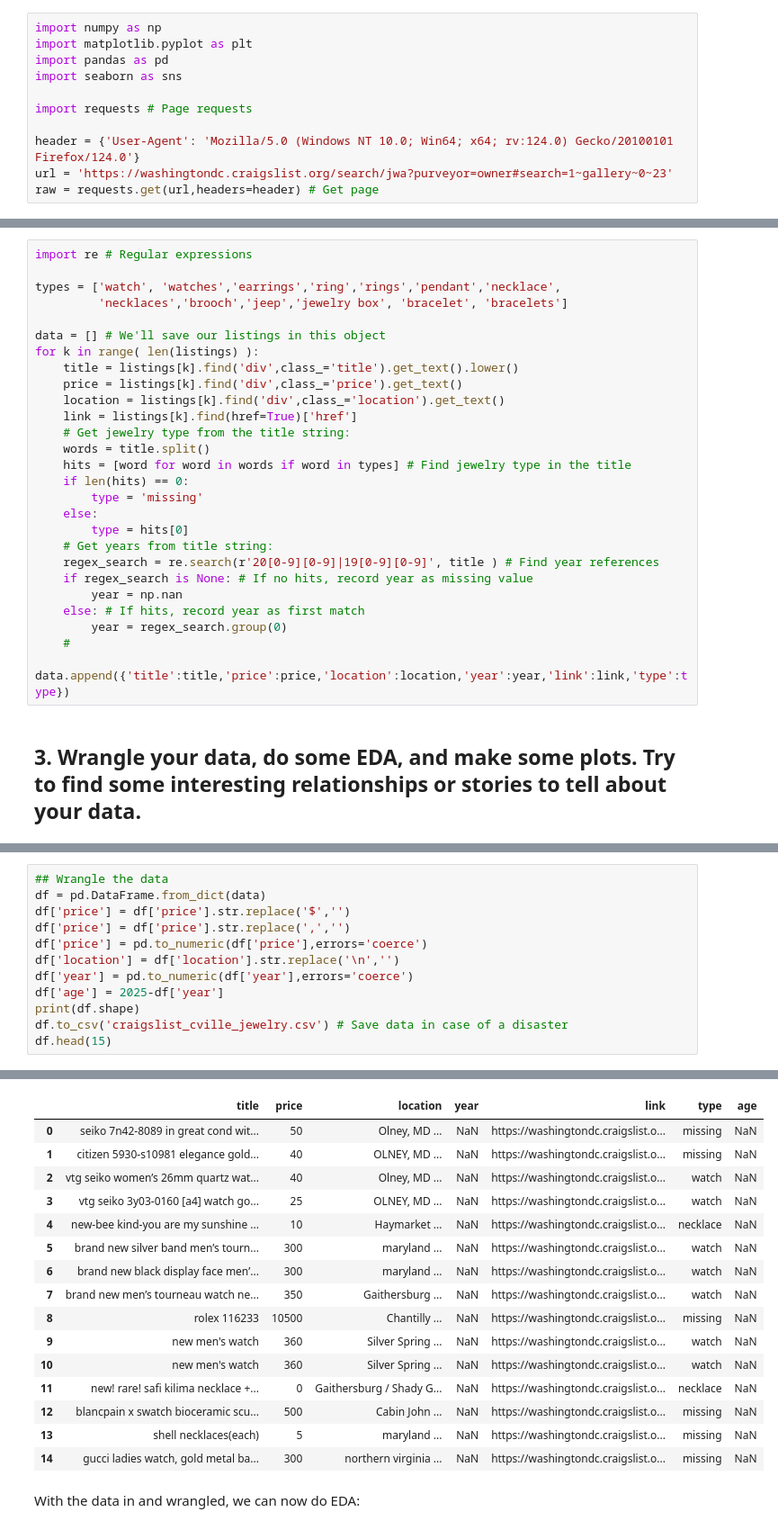
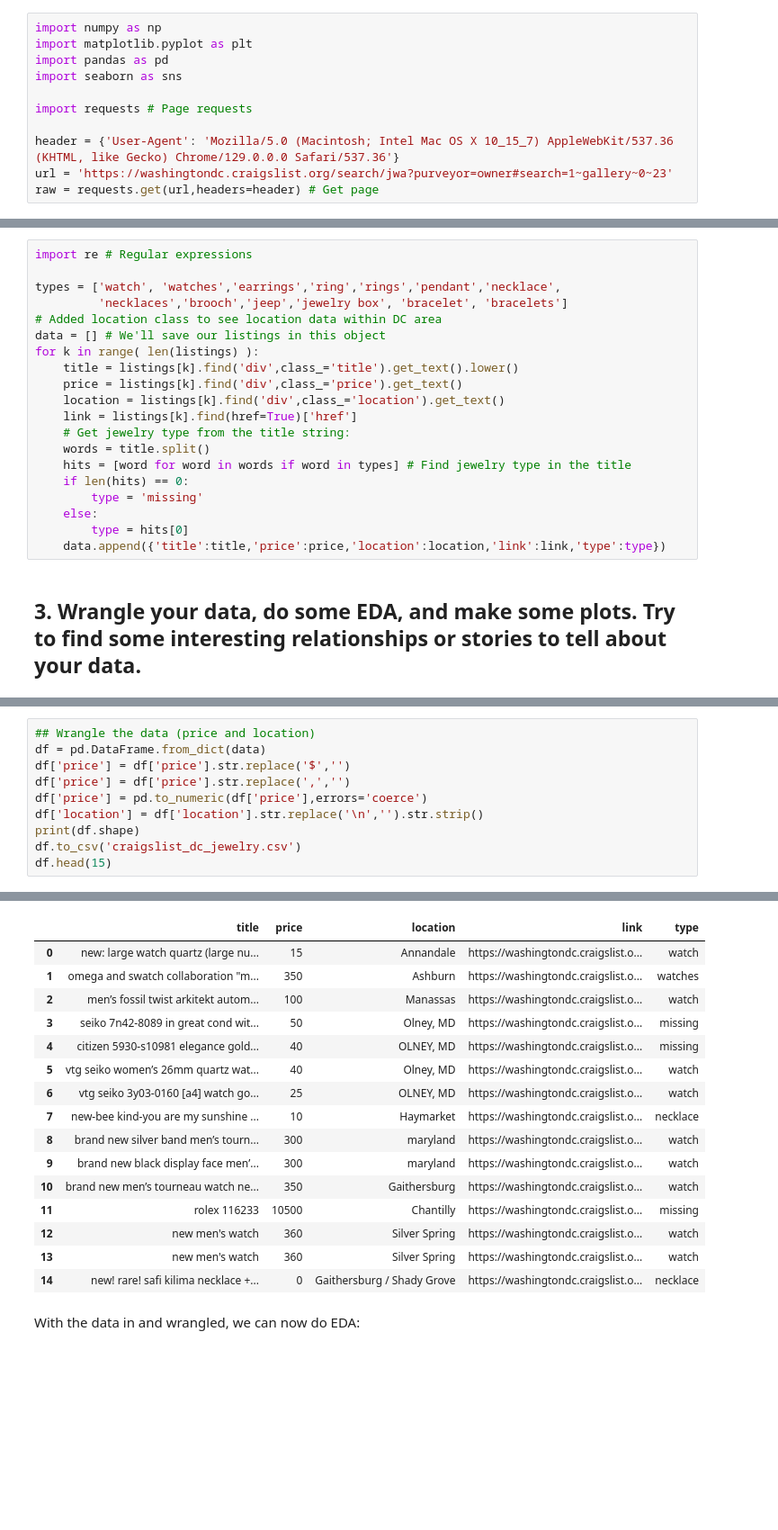
Before and after one commit to gffiveash/Labs, a Jupyter notebook: lab_notebook.ipynb, the cells around one changed output, grey strips where cells are left out. Shown: that part at 90% size. Drawn from its saved outputs; the diff is of its cells as text; blank space fills up the shorter version.

```diff
--- a/lab_notebook.ipynb
+++ b/lab_notebook.ipynb
@@ -20,7 +20,7 @@ import seaborn as sns
 
 import requests # Page requests
 
-header = {'User-Agent': 'Mozilla/5.0 (Windows NT 10.0; Win64; x64; rv:124.0) Gecko/20100101 Firefox/124.0'}
+header = {'User-Agent': 'Mozilla/5.0 (Macintosh; Intel Mac OS X 10_15_7) AppleWebKit/537.36 (KHTML, like Gecko) Chrome/129.0.0.0 Safari/537.36'}
 url = 'https://washingtondc.craigslist.org/search/jwa?purveyor=owner#search=1~gallery~0~23'
 raw = requests.get(url,headers=header) # Get page
 # %% [markdown]
@@ -66,7 +66,7 @@ import re # Regular expressions
 
 types = ['watch', 'watches','earrings','ring','rings','pendant','necklace',
          'necklaces','brooch','jeep','jewelry box', 'bracelet', 'bracelets']
-
+# Added location class to see location data within DC area
 data = [] # We'll save our listings in this object
 for k in range( len(listings) ):
     title = listings[k].find('div',class_='title').get_text().lower()
@@ -80,13 +80,6 @@ for k in range( len(listings) ):
         type = 'missing'
     else:
         type = hits[0]
-    # Get years from title string:
-    regex_search = re.search(r'20[0-9][0-9]|19[0-9][0-9]', title ) # Find year references
-    if regex_search is None: # If no hits, record year as missing value
-        year = np.nan
-    else: # If hits, record year as first match
-        year = regex_search.group(0)
-    #
-    data.append({'title':title,'price':price,'location':location,'year':year,'link':link,'type':type})
+    data.append({'title':title,'price':price,'location':location,'link':link,'type':type})
 # %% [markdown]
 ## 3. Wrangle your data, do some EDA, and make some plots. Try to find some interesting relationships or stories to tell about your data.
@@ -96,13 +86,11 @@ With the data scraped from Craigslist, we can put it in a dataframe and wrangle
 # %%
-## Wrangle the data
+## Wrangle the data (price and location)
 df = pd.DataFrame.from_dict(data)
 df['price'] = df['price'].str.replace('$','')
 df['price'] = df['price'].str.replace(',','')
 df['price'] = pd.to_numeric(df['price'],errors='coerce')
-df['location'] = df['location'].str.replace('\n','')
-df['year'] = pd.to_numeric(df['year'],errors='coerce')
-df['age'] = 2025-df['year']
+df['location'] = df['location'].str.replace('\n','').str.strip()
 print(df.shape)
-df.to_csv('craigslist_cville_jewelry.csv') # Save data in case of a disaster
+df.to_csv('craigslist_dc_jewelry.csv')
 df.head(15)
 # %% [output]
@@ -110,19 +98,19 @@ df.head(15)
-|  | title | price | location | year | link | type | age |
-| 0 | seiko 7n42-8089 in great cond wit... | 50 | Olney, MD ... | NaN | https://washingtondc.craigslist.o... | missing | NaN |
-| 1 | citizen 5930-s10981 elegance gold... | 40 | OLNEY, MD ... | NaN | https://washingtondc.craigslist.o... | missing | NaN |
-| 2 | vtg seiko women’s 26mm quartz wat... | 40 | Olney, MD ... | NaN | https://washingtondc.craigslist.o... | watch | NaN |
-| 3 | vtg seiko 3y03-0160 [a4] watch go... | 25 | OLNEY, MD ... | NaN | https://washingtondc.craigslist.o... | watch | NaN |
-| 4 | new-bee kind-you are my sunshine ... | 10 | Haymarket ... | NaN | https://washingtondc.craigslist.o... | necklace | NaN |
-| 5 | brand new silver band men’s tourn... | 300 | maryland ... | NaN | https://washingtondc.craigslist.o... | watch | NaN |
-| 6 | brand new black display face men’... | 300 | maryland ... | NaN | https://washingtondc.craigslist.o... | watch | NaN |
-| 7 | brand new men’s tourneau watch ne... | 350 | Gaithersburg ... | NaN | https://washingtondc.craigslist.o... | watch | NaN |
-| 8 | rolex 116233 | 10500 | Chantilly ... | NaN | https://washingtondc.craigslist.o... | missing | NaN |
-| 9 | new men's watch | 360 | Silver Spring ... | NaN | https://washingtondc.craigslist.o... | watch | NaN |
-| 10 | new men's watch | 360 | Silver Spring ... | NaN | https://washingtondc.craigslist.o... | watch | NaN |
-| 11 | new! rare! safi kilima necklace +... | 0 | Gaithersburg / Shady G... | NaN | https://washingtondc.craigslist.o... | necklace | NaN |
-| 12 | blancpain x swatch bioceramic scu... | 500 | Cabin John ... | NaN | https://washingtondc.craigslist.o... | missing | NaN |
-| 13 | shell necklaces(each) | 5 | maryland ... | NaN | https://washingtondc.craigslist.o... | missing | NaN |
-| 14 | gucci ladies watch, gold metal ba... | 300 | northern virginia ... | NaN | https://washingtondc.craigslist.o... | missing | NaN |
+|  | title | price | location | link | type |
+| 0 | new: large watch quartz (large nu... | 15 | Annandale | https://washingtondc.craigslist.o... | watch |
+| 1 | omega and swatch collaboration "m... | 350 | Ashburn | https://washingtondc.craigslist.o... | watches |
+| 2 | men’s fossil twist arkitekt autom... | 100 | Manassas | https://washingtondc.craigslist.o... | watch |
+| 3 | seiko 7n42-8089 in great cond wit... | 50 | Olney, MD | https://washingtondc.craigslist.o... | missing |
+| 4 | citizen 5930-s10981 elegance gold... | 40 | OLNEY, MD | https://washingtondc.craigslist.o... | missing |
+| 5 | vtg seiko women’s 26mm quartz wat... | 40 | Olney, MD | https://washingtondc.craigslist.o... | watch |
+| 6 | vtg seiko 3y03-0160 [a4] watch go... | 25 | OLNEY, MD | https://washingtondc.craigslist.o... | watch |
+| 7 | new-bee kind-you are my sunshine ... | 10 | Haymarket | https://washingtondc.craigslist.o... | necklace |
+| 8 | brand new silver band men’s tourn... | 300 | maryland | https://washingtondc.craigslist.o... | watch |
+| 9 | brand new black display face men’... | 300 | maryland | https://washingtondc.craigslist.o... | watch |
+| 10 | brand new men’s tourneau watch ne... | 350 | Gaithersburg | https://washingtondc.craigslist.o... | watch |
+| 11 | rolex 116233 | 10500 | Chantilly | https://washingtondc.craigslist.o... | missing |
+| 12 | new men's watch | 360 | Silver Spring | https://washingtondc.craigslist.o... | watch |
+| 13 | new men's watch | 360 | Silver Spring | https://washingtondc.craigslist.o... | watch |
+| 14 | new! rare! safi kilima necklace +... | 0 | Gaithersburg / Shady Grove | https://washingtondc.craigslist.o... | necklace |
 # %% [markdown]
 With the data in and wrangled, we can now do EDA:
 # %% [markdown]
```
Also changed, not shown: parts of 30 cells of this notebook.
